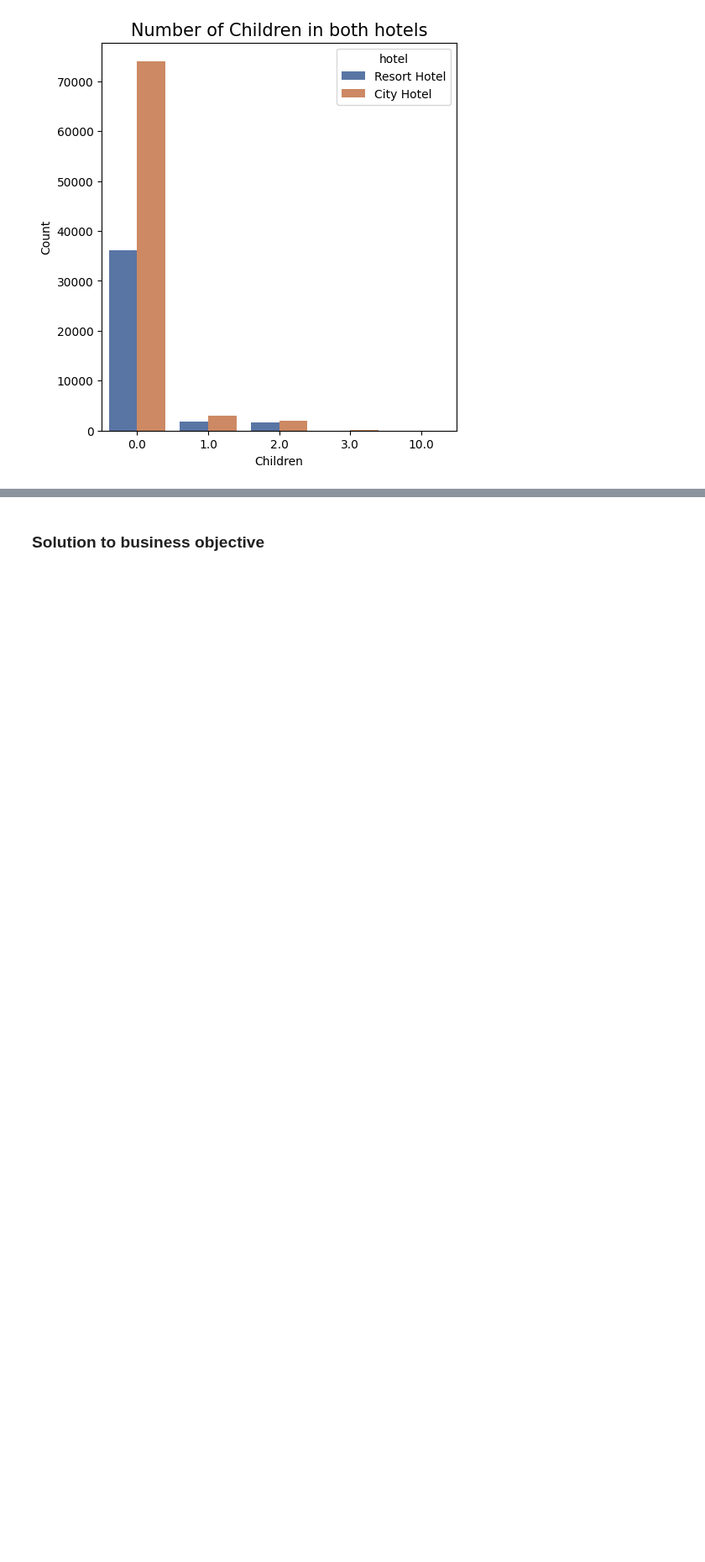
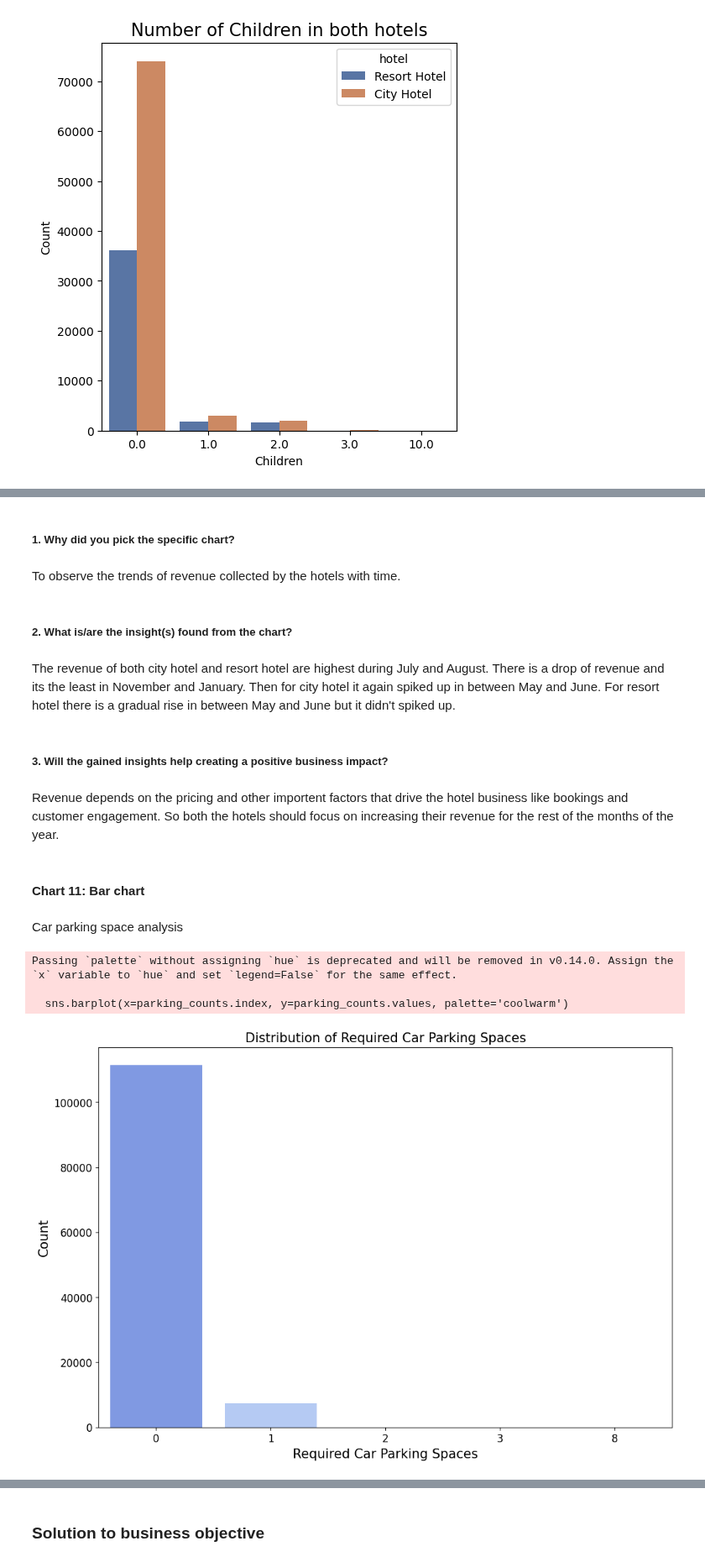
Before and after one commit to Codewith-Soumya/Hotel-Booking-Analysis, a Jupyter notebook: Hotel_booking_analysis_coding_Capstrone_Project_2.ipynb, the cells around one changed output, grey strips where cells are left out. Shown at 84% size. Drawn from its saved outputs; the diff is of its cells as text; code cells hidden in the pictures; blank space fills up the shorter version.

```diff
--- a/Hotel_booking_analysis_coding_Capstrone_Project_2.ipynb
+++ b/Hotel_booking_analysis_coding_Capstrone_Project_2.ipynb
@@ -677,0 +704,40 @@ Text(0, 0.5, 'Count')
+# %% [markdown]
+##### 1. Why did you pick the specific chart?
+# %% [markdown]
+To observe the trends of revenue collected by the hotels with time.
+# %% [markdown]
+##### 2. What is/are the insight(s) found from the chart?
+# %% [markdown]
+The revenue of both city hotel and resort hotel are highest during July and August. There is a drop of revenue and its the least in November and January. Then for city hotel it again spiked up in between May and June. For resort hotel there is a gradual rise in between May and June but it didn't spiked up.
+# %% [markdown]
+##### 3. Will the gained insights help creating a positive business impact?
+# %% [markdown]
+Revenue depends on the pricing and other importent factors that drive the hotel business like bookings and customer engagement. So both the hotels should focus on increasing their revenue for the rest of the months of the year.
+# %% [markdown]
+#### Chart 11: Bar chart
+# %% [markdown]
+Car parking space analysis
+# %%
+# Calculate the value counts of required car parking spaces
+parking_counts = hotel_booking_data['required_car_parking_spaces'].value_counts()
+
+# Create a bar plot
+plt.figure(figsize=(12, 8))
+sns.barplot(x=parking_counts.index, y=parking_counts.values, palette='coolwarm')
+
+# Set labels and title
+plt.xlabel('Required Car Parking Spaces', fontsize=15)
+plt.ylabel('Count', fontsize=15)
+plt.title('Distribution of Required Car Parking Spaces', fontsize=15)
+
+# Set the x-axis labels to be more readable
+plt.xticks(fontsize=12)
+plt.yticks(fontsize=12)
+
+# To show
+plt.show()
+# %% [output]
+Passing `palette` without assigning `hue` is deprecated and will be removed in v0.14.0. Assign the `x` variable to `hue` and set `legend=False` for the same effect.
+
+  sns.barplot(x=parking_counts.index, y=parking_counts.values, palette='coolwarm')
+[figure, added]
```
Also changed, not shown: parts of 14 cells of this notebook.
